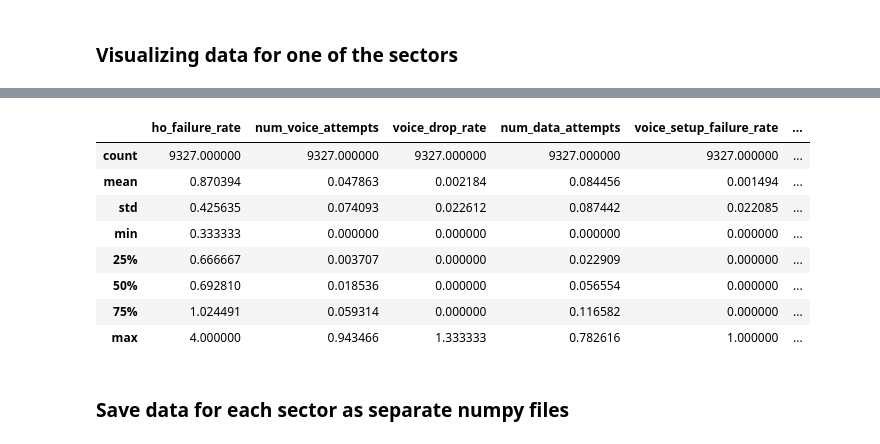
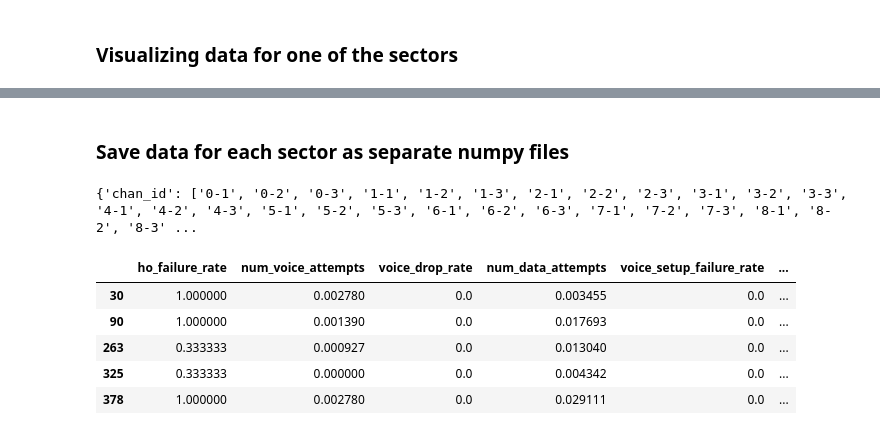
Before and after one commit to ML4ITS/mtad-gat-pytorch, a Jupyter notebook: visualization/telenor_eda.ipynb, the cells around one changed output, grey strips where cells are left out. Drawn from its saved outputs; the diff is of its cells as text; code cells hidden in the pictures.

Commit message:
adding jupyter files and result data for telenor

```diff
--- a/visualization/telco_eda.ipynb
+++ b/visualization/telenor_eda.ipynb
@@ -254,18 +254,6 @@ fig.show()
 [interactive output not drawn]
 # %%
 sector_df_processed = sector_df.copy().drop(columns=['timestamp', 'site', 'sector', 'carrier'])
-# %%
-np.sector_df_processed.values
-# %% [output]
-|  | ho_failure_rate | num_voice_attempts | voice_drop_rate | num_data_attempts | voice_setup_failure_rate | ... |
-| count | 9327.000000 | 9327.000000 | 9327.000000 | 9327.000000 | 9327.000000 | ... |
-| mean | 0.870394 | 0.047863 | 0.002184 | 0.084456 | 0.001494 | ... |
-| std | 0.425635 | 0.074093 | 0.022612 | 0.087442 | 0.022085 | ... |
-| min | 0.333333 | 0.000000 | 0.000000 | 0.000000 | 0.000000 | ... |
-| 25% | 0.666667 | 0.003707 | 0.000000 | 0.022909 | 0.000000 | ... |
-| 50% | 0.692810 | 0.018536 | 0.000000 | 0.056554 | 0.000000 | ... |
-| 75% | 1.024491 | 0.059314 | 0.000000 | 0.116582 | 0.000000 | ... |
-| max | 4.000000 | 0.943466 | 1.333333 | 0.782616 | 1.000000 | ... |
 # %% [markdown]
 ###  Save data for each sector as separate numpy files
 # %%
@@ -284,8 +272,32 @@ test_folder = '../datasets/telenor/test'
 os.makedirs(train_folder, exist_ok=True)
 os.makedirs(test_folder, exist_ok=True)
 
+labeled_anomalies = {'chan_id': [],
+                     'anomaly_sequences': [],
+                     'class': [],
+                     'num_values': []}
+
 site_sector_combinations = agg_df[['site', 'sector']].value_counts().index.tolist()
-for site, sector in site_sector_combinations:
+for site, sector in sorted(site_sector_combinations):
     train, test = get_sector_data(agg_df, site, sector, test_split=0.3)
     np.save(f'{train_folder}/{site}-{sector}.npy', train)
     np.save(f'{test_folder}/{site}-{sector}.npy', test)
+
+    labeled_anomalies['chan_id'].append(f'{site}-{sector}')
+    labeled_anomalies['anomaly_sequences'].append([])
+    labeled_anomalies['class'].append('')
+    labeled_anomalies['num_values'].append(test.shape[0])
+
+labeled_anomalies_df = pd.DataFrame(labeled_anomalies)
+labeled_anomalies_df.to_csv('../datasets/telenor/labeled_anomalies.csv')
+# %% [output]
+{'chan_id': ['0-1', '0-2', '0-3', '1-1', '1-2', '1-3', '2-1', '2-2', '2-3', '3-1', '3-2', '3-3', '4-1', '4-2', '4-3', '5-1', '5-2', '5-3', '6-1', '6-2', '6-3', '7-1', '7-2', '7-3', '8-1', '8-2', '8-3' ...
+# %%
+train.head()
+# %% [output]
+|  | ho_failure_rate | num_voice_attempts | voice_drop_rate | num_data_attempts | voice_setup_failure_rate | ... |
+| 30 | 1.000000 | 0.002780 | 0.0 | 0.003455 | 0.0 | ... |
+| 90 | 1.000000 | 0.001390 | 0.0 | 0.017693 | 0.0 | ... |
+| 263 | 0.333333 | 0.000927 | 0.0 | 0.013040 | 0.0 | ... |
+| 325 | 0.333333 | 0.000000 | 0.0 | 0.004342 | 0.0 | ... |
+| 378 | 1.000000 | 0.002780 | 0.0 | 0.029111 | 0.0 | ... |
```
Also changed, not shown: parts of 1 cell of this notebook, 5 other files.
